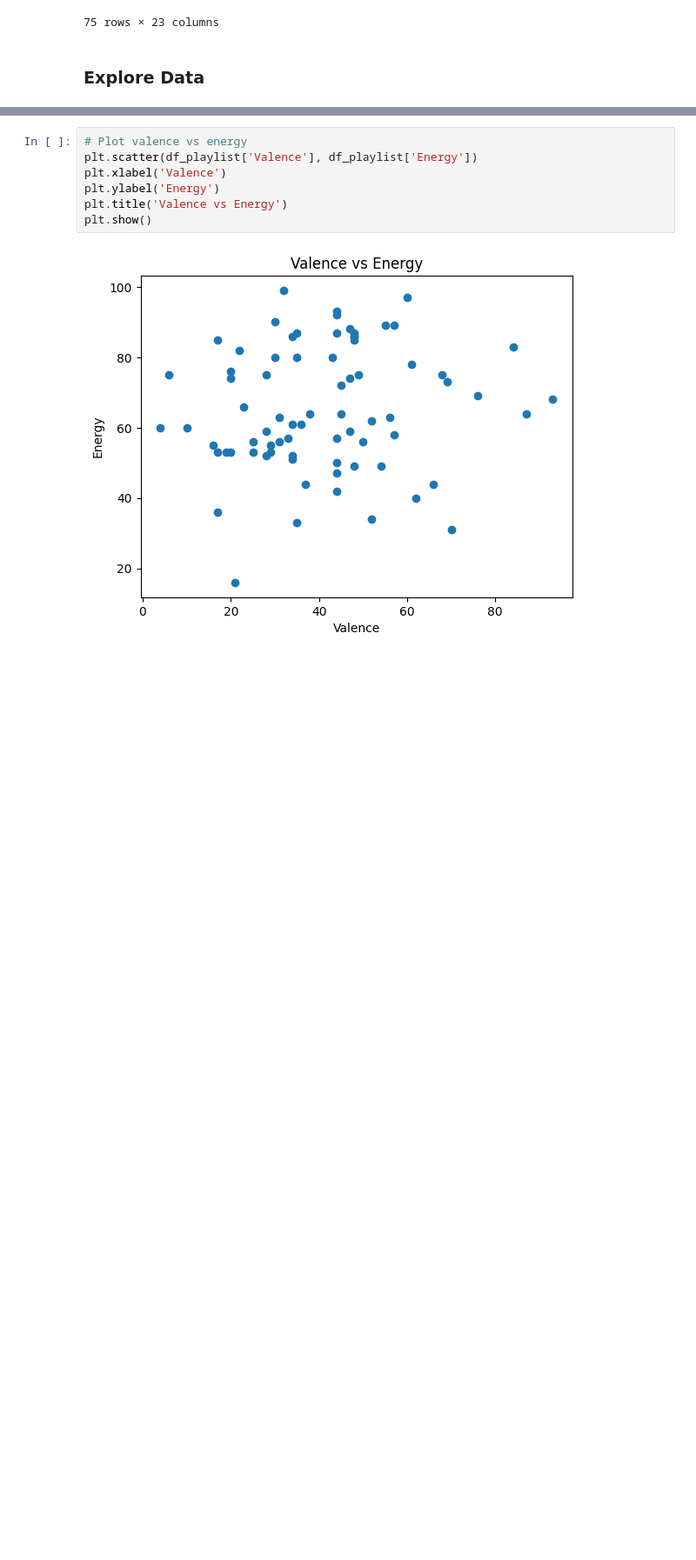
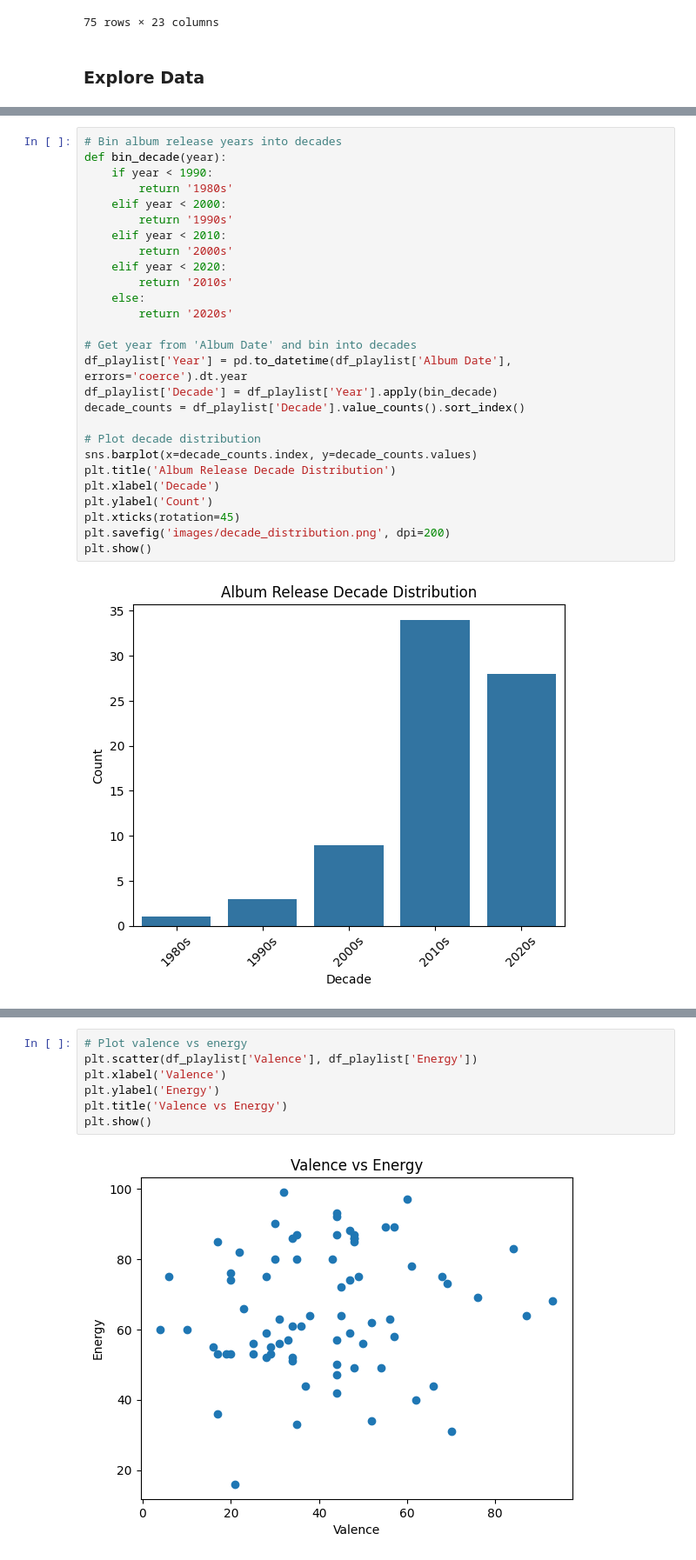
Before and after one commit to kaseymallette/playlist-analysis, a Jupyter notebook: analysis.ipynb, the cells around one changed output, grey strips where cells are left out. Shown at 87% size. Drawn from its saved outputs; the diff is of its cells as text; blank space fills up the shorter version.

```diff
--- a/analysis.ipynb
+++ b/analysis.ipynb
@@ -50,0 +60,29 @@ df_describe
+# %%
+# Bin album release years into decades
+def bin_decade(year):
+    if year < 1990:
+        return '1980s'
+    elif year < 2000:
+        return '1990s'
+    elif year < 2010:
+        return '2000s'
+    elif year < 2020:
+        return '2010s'
+    else:
+        return '2020s'
+
+# Get year from 'Album Date' and bin into decades
+df_playlist['Year'] = pd.to_datetime(df_playlist['Album Date'], errors='coerce').dt.year
+df_playlist['Decade'] = df_playlist['Year'].apply(bin_decade)
+decade_counts = df_playlist['Decade'].value_counts().sort_index()
+
+# Plot decade distribution
+sns.barplot(x=decade_counts.index, y=decade_counts.values)
+plt.title('Album Release Decade Distribution')
+plt.xlabel('Decade')
+plt.ylabel('Count')
+plt.xticks(rotation=45)
+plt.savefig('images/decade_distribution.png', dpi=200)
+plt.show()
+# %% [output]
+[figure, added]
```
Also changed, not shown: parts of 7 cells of this notebook, 5 other files.
